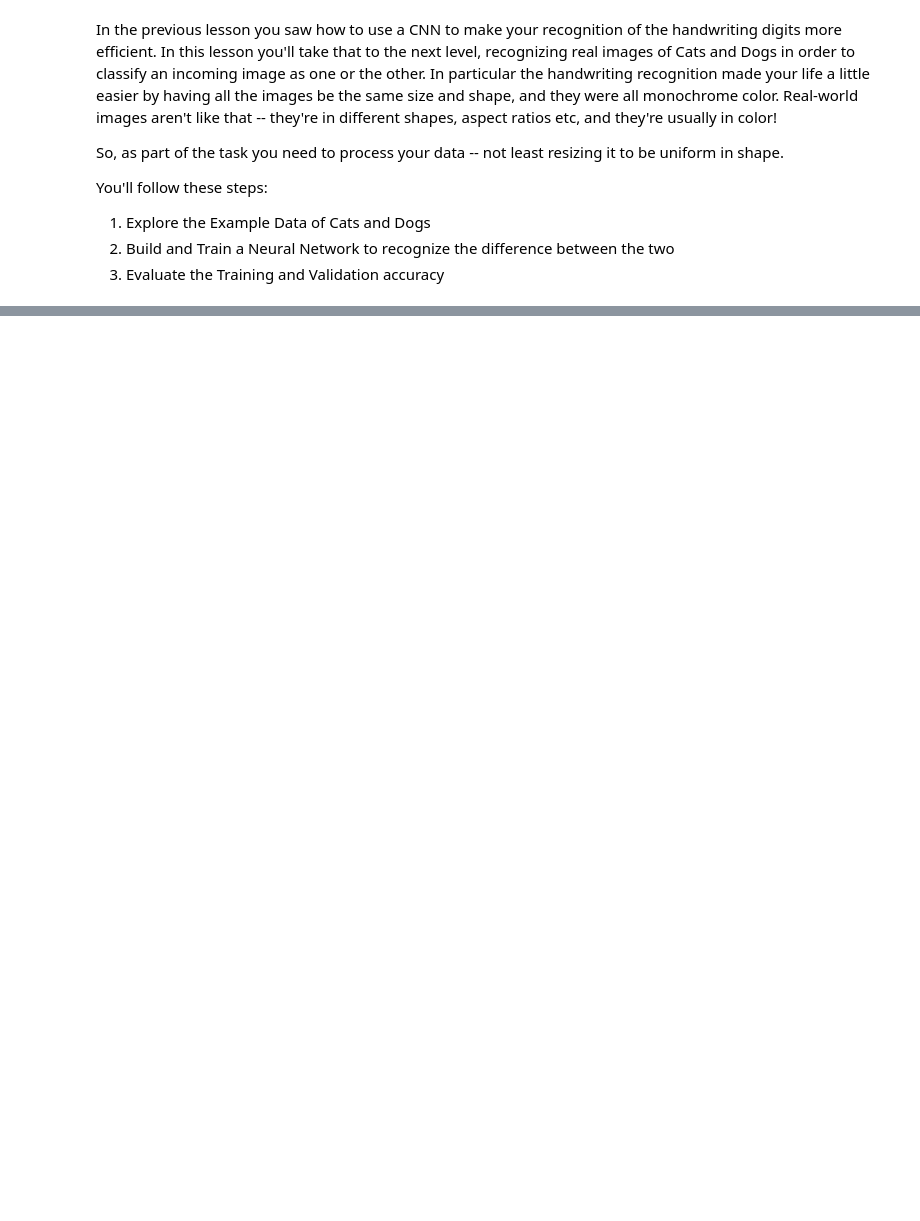
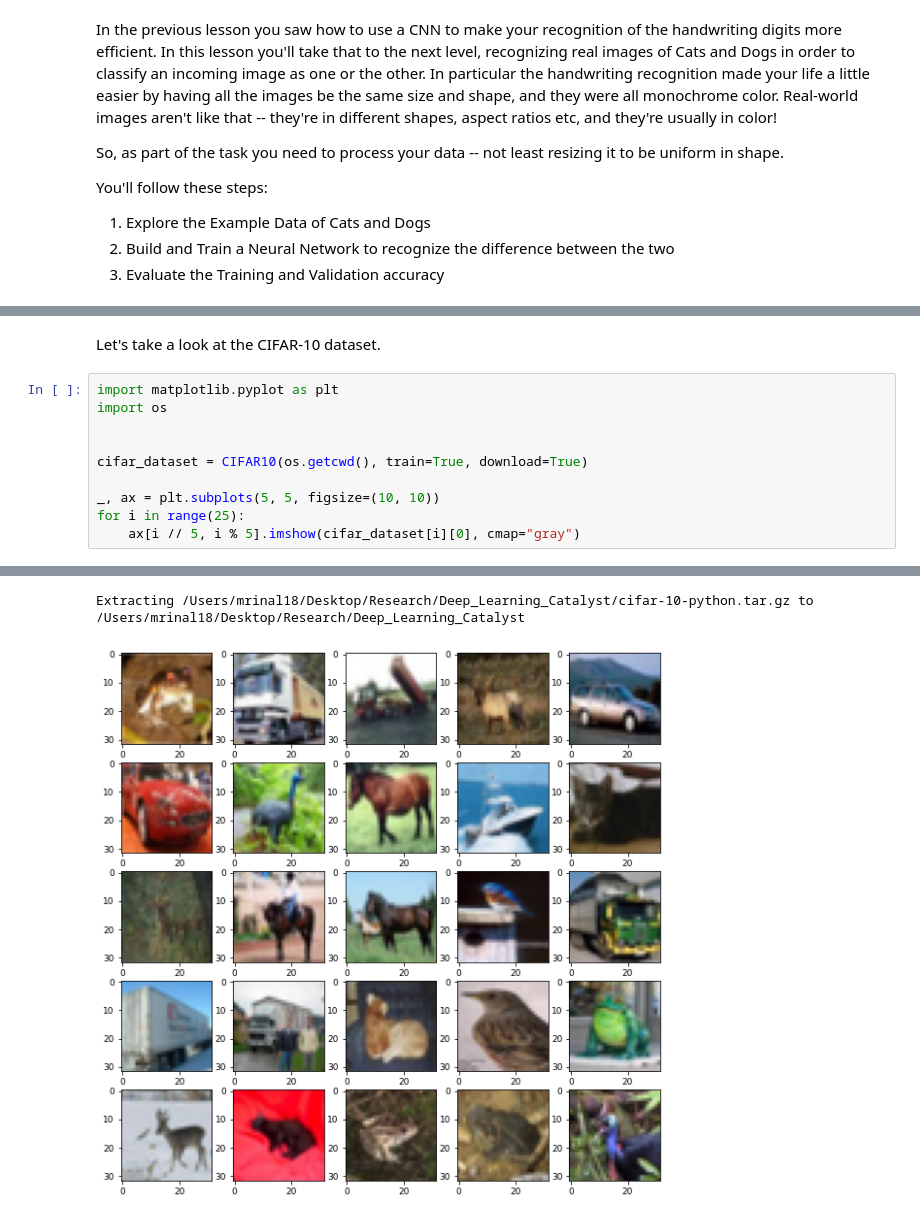
Before and after one commit to neuroneural/Deep_Learning_Catalyst, a Jupyter notebook: Introduction_to_convnet.ipynb, the cells around one changed output, grey strips where cells are left out. Saved outputs shown, nothing was run; the diff lists cells and outputs as text; blank space fills up the shorter version.

```diff
--- a/Introduction_to_convnet.ipynb
+++ b/Introduction_to_convnet.ipynb
@@ -364,0 +535,13 @@ runner.train(
+# %% [markdown]
+Let's take a look at the CIFAR-10 dataset.
+# %%
+import matplotlib.pyplot as plt
+import os
+
+
+cifar_dataset = CIFAR10(os.getcwd(), train=True, download=True)
+
+_, ax = plt.subplots(5, 5, figsize=(10, 10))
+for i in range(25):
+    ax[i // 5, i % 5].imshow(cifar_dataset[i][0], cmap="gray")
+# %% [output]
@@ -364,0 +550,2 @@ runner.train(
+Extracting /Users/mrinal18/Desktop/Research/Deep_Learning_Catalyst/cifar-10-python.tar.gz to /Users/mrinal18/Desktop/Research/Deep_Learning_Catalyst
+[figure, added]
```
Also changed, not shown: parts of 26 cells of this notebook, 2 other files.
